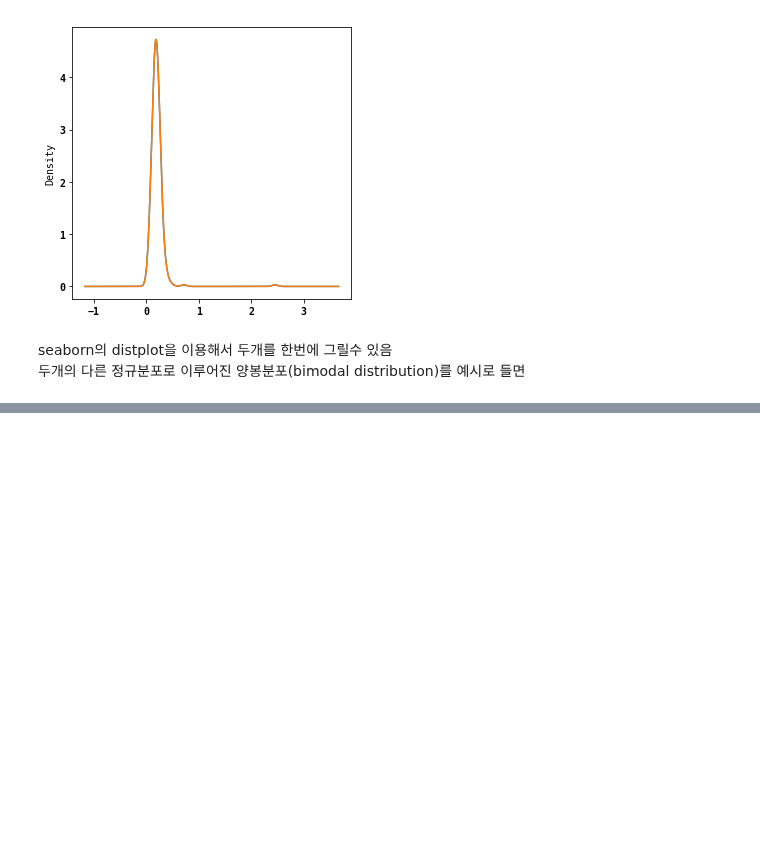
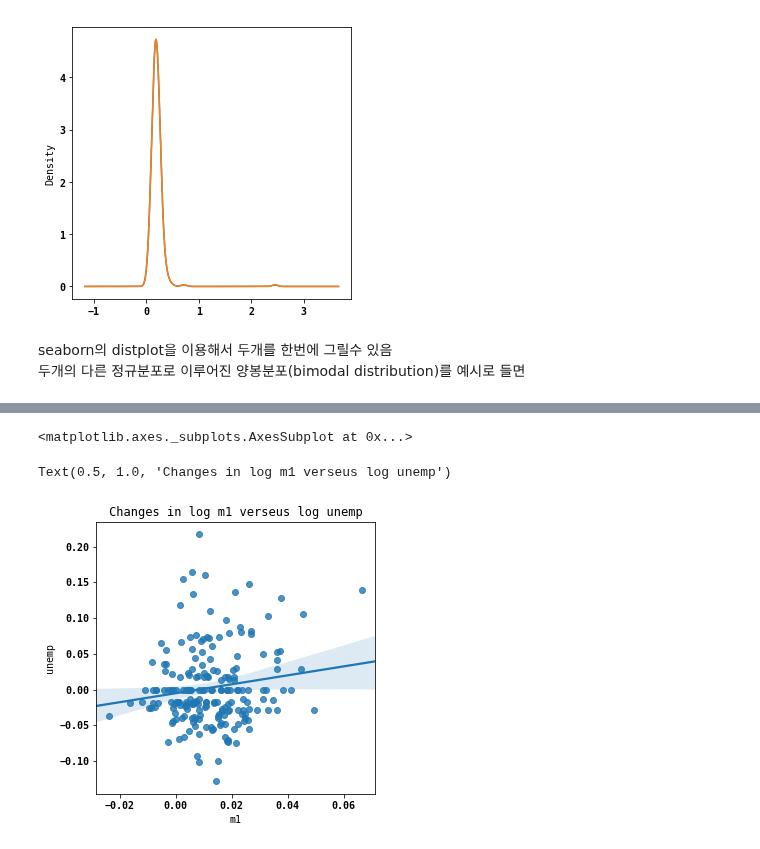
Before and after one commit to Suhwan-Ji/Study_DataScience, a Jupyter notebook: DataAnalysis/Ch09. 그래프와 시각화.ipynb, the cells around one changed output, grey strips where cells are left out. Cells and saved outputs as stored; diff of their text form; code cells hidden in the pictures; blank space fills up the shorter version.

```diff
--- a/DataAnalysis/Ch09. 그래프와 시각화.ipynb
+++ b/DataAnalysis/Ch09. 그래프와 시각화.ipynb
@@ -453,0 +456,9 @@ sns.distplot(values,bins=100,color='k')
+# %%
+macro = pd.read_csv('Datas/macrodata.csv')
+data = macro[['cpi','m1','tbilrate','unemp']]
+#로그차 구하기?
+#data;np.log(data);np.log(data).diff()
+trans_data = np.log(data).diff().dropna()
+trans_data[-5:]
+#len(trans_data)
+#trans_data.count(axis=0)
@@ -453,0 +472,10 @@ sns.distplot(values,bins=100,color='k')
+# %%
+#trans_data.plot.scatter(x='cpi',y='m1')
+
+#seaborn의 regplot 쓰면 산포도 + 회귀곡선 같이 얻을수 있음
+sns.regplot('m1','unemp',data=trans_data)
+plt.title('Changes in log %s verseus log %s'%('m1','unemp'))
+# %% [output]
+<matplotlib.axes._subplots.AxesSubplot at 0x...>
+Text(0.5, 1.0, 'Changes in log m1 verseus log unemp')
+[figure, added]
```
Also changed, not shown: parts of 29 cells of this notebook.
